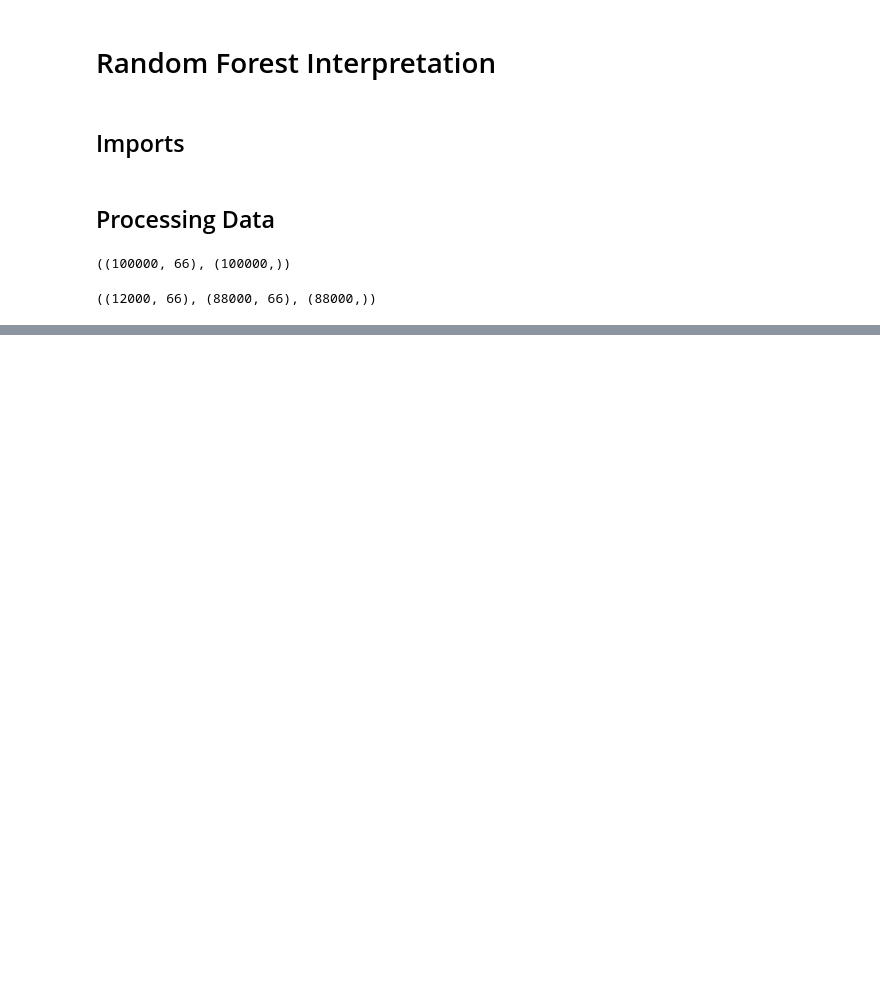
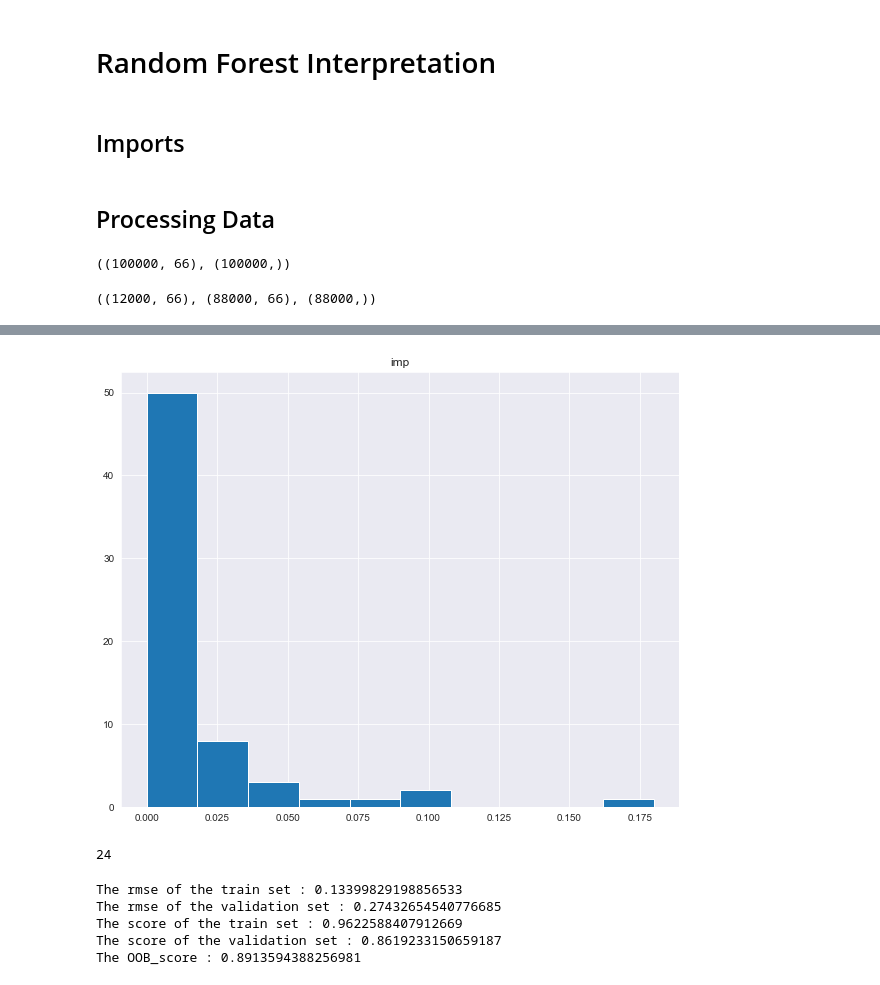
Before and after one commit to wolfdale229/100daysofmlcodes, a Jupyter notebook: intro to ml (fastai)/Interpretation .ipynb, the cells around one changed output, grey strips where cells are left out. Cells and saved outputs as stored; diff of their text form; code cells hidden in the pictures; blank space fills up the shorter version.

```diff
--- a/intro to ml (fastai)/Interpretation .ipynb
+++ b/intro to ml (fastai)/Interpretation .ipynb
@@ -96,0 +181,10 @@ The OOB_score : 0.8935606322993769
+# %%
+fi.hist(figsize=(10, 8))
+plt.show()
+# %% [output]
+[figure, added]
+# %%
+to_keep = fi[fi.imp > 0.0005].cols
+len(to_keep)
+# %% [output]
+24
@@ -96,0 +194,10 @@ The OOB_score : 0.8935606322993769
+# %%
+rf = RandomForestRegressor(n_estimators=100, max_features=0.5,
+                           min_samples_leaf=3, oob_score=True, n_jobs=-1).fit(X_train, y_train)
+print_score(rf)
+# %% [output]
+The rmse of the train set : 0.13399829198856533
+The rmse of the validation set : 0.27432654540776685
+The score of the train set : 0.9622588407912669
+The score of the validation set : 0.8619233150659187
+The OOB_score : 0.8913594388256981
```
Also changed, not shown: parts of 22 cells of this notebook, 1 other file.
